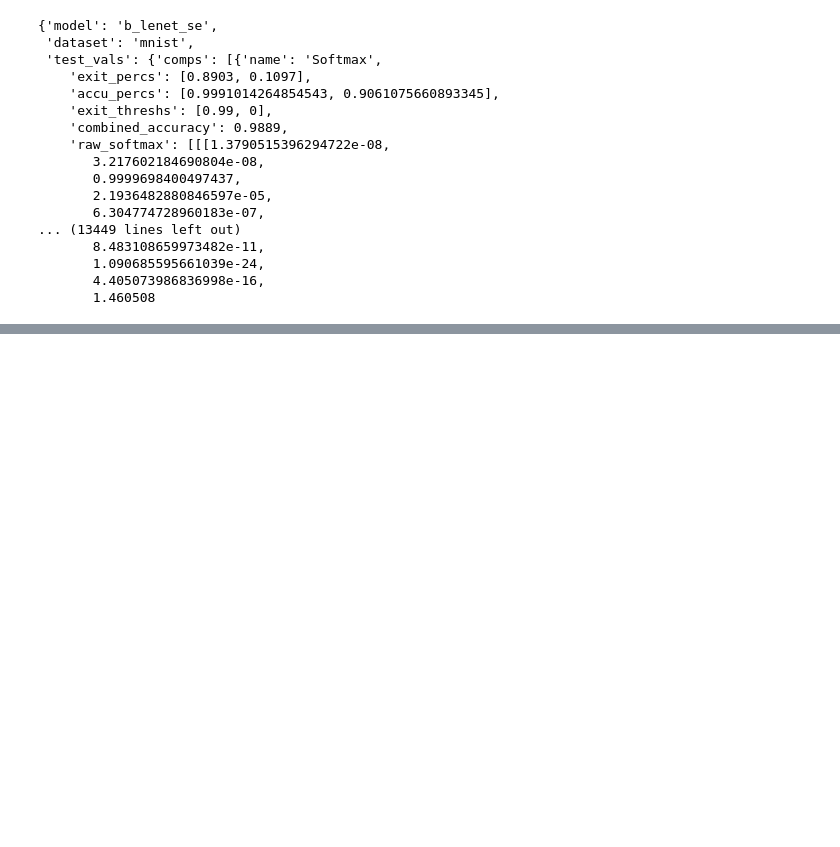
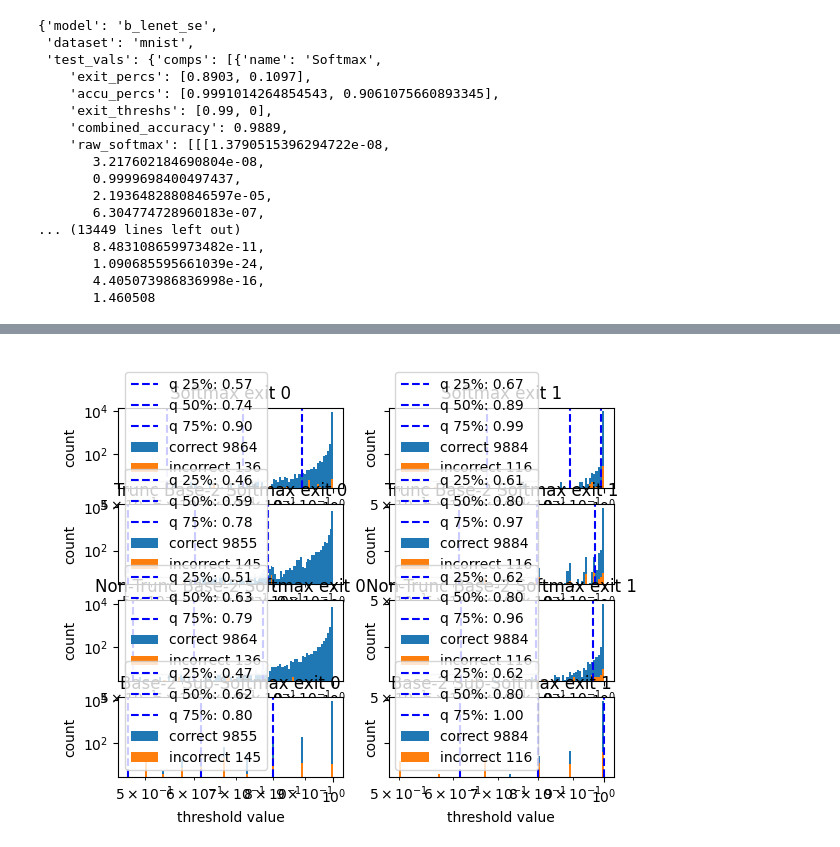
Before and after one commit to biggsbenjamin/earlyexitnet, a Jupyter notebook: src/data-analysis/softmax_distrib_comparison.ipynb, the cells around one changed output, grey strips where cells are left out. Saved outputs shown, nothing was run; the diff lists cells and outputs as text; code cells hidden in the pictures; blank space fills up the shorter version.

Commit message:
feat: data-analysis on softmax distributions

```diff
--- a/src/data-analysis/softmax_distrib_comparison.ipynb
+++ b/src/data-analysis/softmax_distrib_comparison.ipynb
@@ -60,0 +29,60 @@ for exit_num, softmax in enumerate(sftmx):
+# %%
+%matplotlib ipympl
+
+import numpy as np
+import matplotlib.pyplot as plt
+from scipy.stats import mstats
+
+sftmx = data['test_vals']['comps'][0]['raw_softmax']
+
+true_vals = data['test_vals']['true_indices']
+
+num_exits = data['test_vals']['num_exits']
+
+num_compares = len(data['test_vals']['comps'])
+
+# num_exits x num_samples x num_classes
+
+sftmx = np.array(sftmx)
+
+fig, axis = plt.subplots(nrows=num_compares, ncols=num_exits, sharey=True)
+# print(axis)
+
+for row, function in enumerate(data['test_vals']['comps']):
+
+  sftmx = function['raw_softmax']
+  name = function['name']
+
+  for exit_num, softmax in enumerate(sftmx):
+
+    ax = axis[row][exit_num]
+
+    # discern between correctly classified values and not
+    correctness = np.argmax(softmax, -1) == true_vals
+
+    # separate the maximum values for the correct and incorrect
+    softmax = np.max(softmax, -1)
+    correct_vals = softmax[correctness]
+    wrong_vals = softmax[np.invert(correctness)]
+
+    logbins = np.logspace(np.log10(0.5),np.log10(1),100)
+    # logbins = np.linspace(0.5, 1, 200)
+
+    quants = [0.25, 0.5, 0.75]
+    quantiles = mstats.mquantiles(wrong_vals, prob=quants)
+    for i, q in enumerate(quantiles):
+      ax.axvline(q, 0, color='b', ls='--', label=f"q {quants[i]*100:.0f}%: {q:.02f}")
+
+    ax.hist(correct_vals, bins=logbins, label=f'correct {correct_vals.shape[0]}')
+    ax.hist(wrong_vals, bins=logbins, stacked=True, label=f'incorrect {wrong_vals.shape[0]}')
+    ax.set_xscale('log')
+    ax.set_yscale('log')
+    ax.set_xlabel('threshold value')
+    ax.set_ylabel('count')
+    ax.set_title(f"{name} exit {exit_num}")
+    ax.legend()
+
+# fig.set_size_inches(6 * num_exits, 4 * num_compares)
+plt.show()
+# %% [output]
+[figure, added]
```
Also changed, not shown: parts of 1 cell of this notebook, 1 other file.
